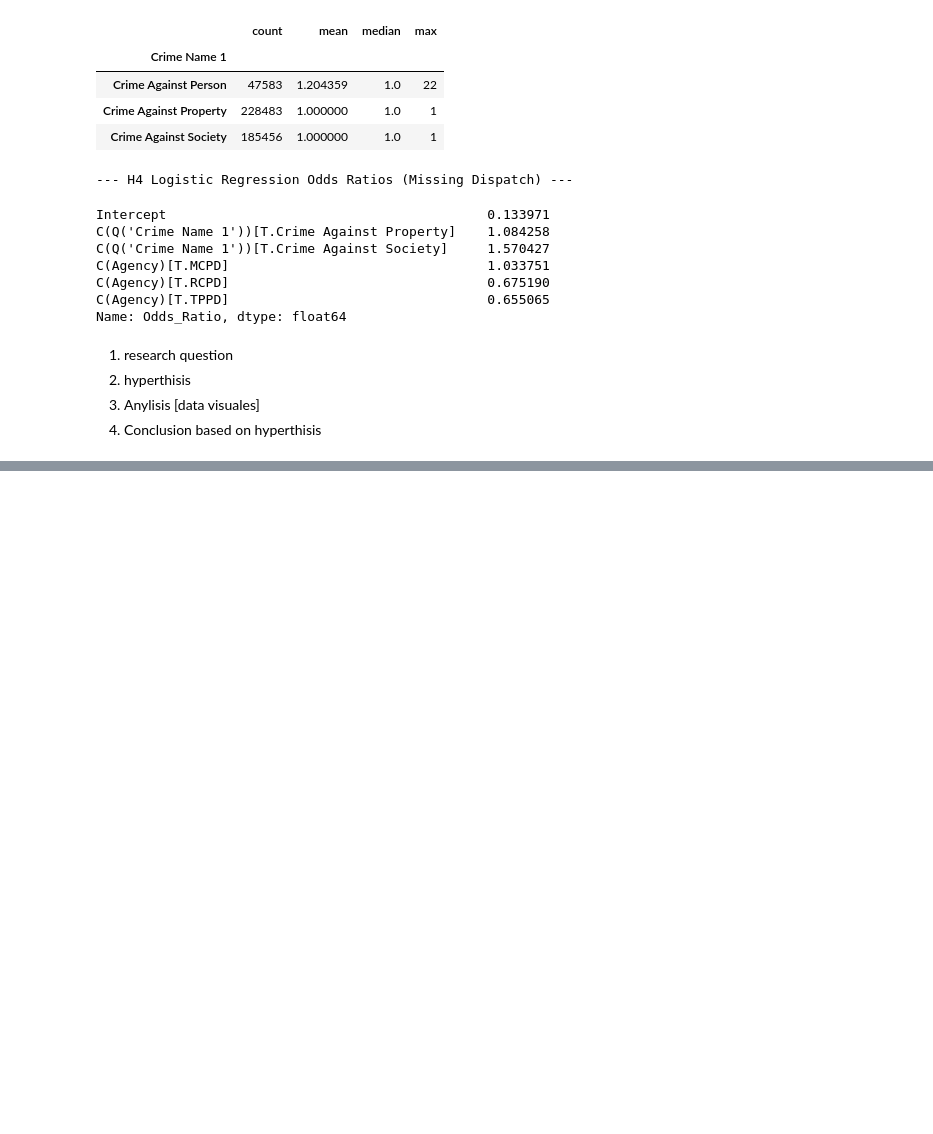
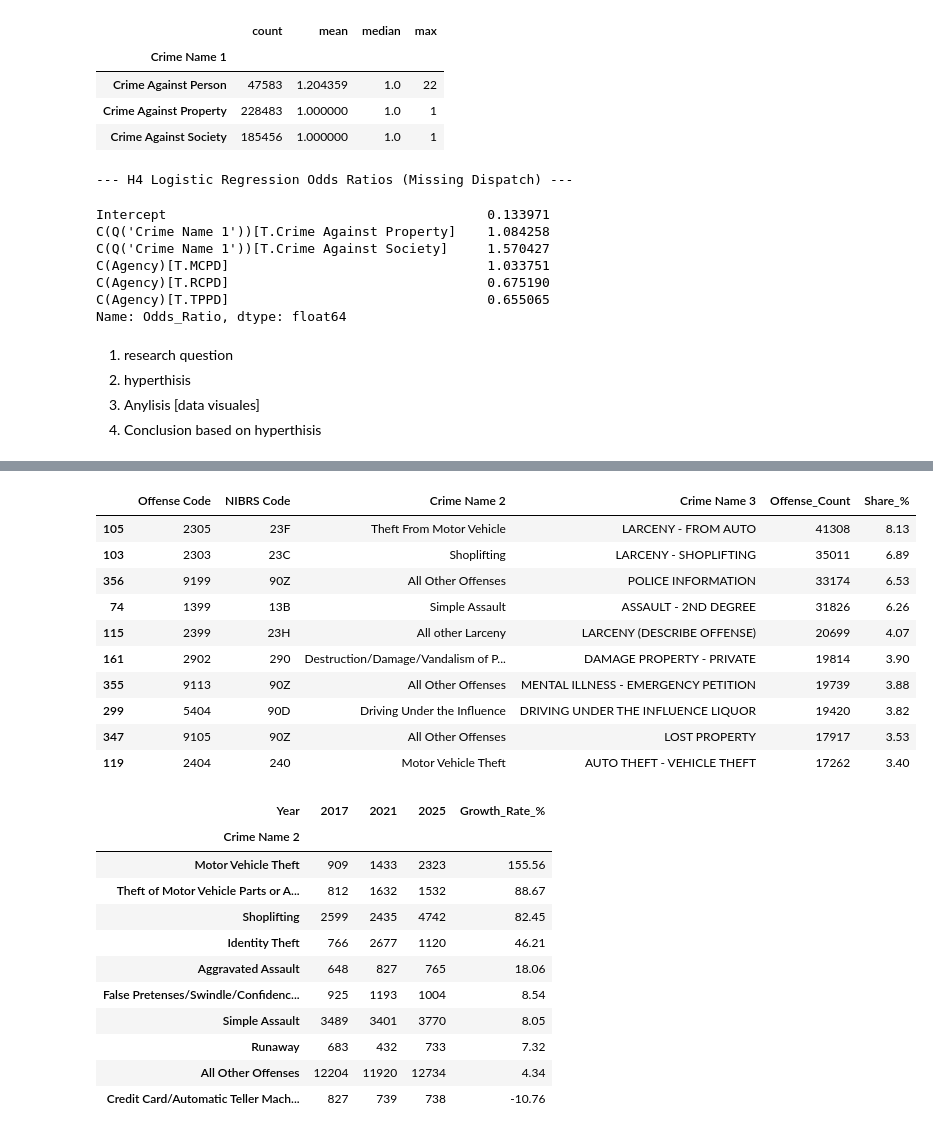
Before and after one commit to ArunaMahaGamage/MSC-AI-CW1, a Jupyter notebook: CW1.ipynb, the cells around one changed output, grey strips where cells are left out. Saved outputs shown, nothing was run; the diff lists cells and outputs as text; code cells hidden in the pictures; blank space fills up the shorter version.

```diff
--- a/CW1.ipynb
+++ b/CW1.ipynb
@@ -1124,0 +1227,65 @@ Name: Odds_Ratio, dtype: float64
+# %%
+# Load the approved shared dataset
+#df_shared = pd.read_parquet("data/processed/cw1_shared_v1.parquet")
+df_rq = df.copy()
+
+# Select relevant columns for crime pattern & offense code analysis
+cols = [
+    "Incident ID", "Offense Code", "NIBRS Code",
+    "Crime Name 1", "Crime Name 2", "Crime Name 3",
+    "Police District Name", "Start Date/Time"
+]
+df_analysis = df_rq[cols].copy()
+
+# Extract Year (exclude partial years 2016 and 2026 when measuring full-year growth rates)
+df_analysis["Year"] = df_analysis["Start Date/Time"].dt.year
+
+# 1. Top 10 Offense Codes & NIBRS Codes overall (2016–2026)
+top_offenses = (
+    df_analysis.groupby(["Offense Code", "NIBRS Code", "Crime Name 2", "Crime Name 3"])
+    .size()
+    .reset_index(name="Offense_Count")
+    .sort_values("Offense_Count", ascending=False)
+)
+top_offenses["Share_%"] = (top_offenses["Offense_Count"] / len(df_analysis) * 100).round(2)
+display(top_offenses.head(10))
+
+# 2. Fastest-growing offenses across full calendar years (2017 vs. 2025)
+df_full_years = df_analysis[df_analysis["Year"].between(2017, 2025)]
+yearly_counts = (
+    df_full_years.groupby(["Crime Name 2", "Year"])
+    .size()
+    .unstack(fill_value=0)
+)
+
+# Filter offenses with at least 500 cases in 2017 to avoid small-base distortion
+significant_crimes = yearly_counts[yearly_counts[2017] >= 500].copy()
+significant_crimes["Growth_Rate_%"] = (
+    (significant_crimes[2025] - significant_crimes[2017]) / significant_crimes[2017] * 100
+).round(2)
+
+display(significant_crimes[[2017, 2021, 2025, "Growth_Rate_%"]].sort_values("Growth_Rate_%", ascending=False).head(10))
+# %% [output]
+|  | Offense Code | NIBRS Code | Crime Name 2 | Crime Name 3 | Offense_Count | Share_% |
+| 105 | 2305 | 23F | Theft From Motor Vehicle | LARCENY - FROM AUTO | 41308 | 8.13 |
+| 103 | 2303 | 23C | Shoplifting | LARCENY - SHOPLIFTING | 35011 | 6.89 |
+| 356 | 9199 | 90Z | All Other Offenses | POLICE INFORMATION | 33174 | 6.53 |
+| 74 | 1399 | 13B | Simple Assault | ASSAULT - 2ND DEGREE | 31826 | 6.26 |
+| 115 | 2399 | 23H | All other Larceny | LARCENY (DESCRIBE OFFENSE) | 20699 | 4.07 |
+| 161 | 2902 | 290 | Destruction/Damage/Vandalism of P... | DAMAGE PROPERTY - PRIVATE | 19814 | 3.90 |
+| 355 | 9113 | 90Z | All Other Offenses | MENTAL ILLNESS - EMERGENCY PETITION | 19739 | 3.88 |
+| 299 | 5404 | 90D | Driving Under the Influence | DRIVING UNDER THE INFLUENCE LIQUOR | 19420 | 3.82 |
+| 347 | 9105 | 90Z | All Other Offenses | LOST PROPERTY | 17917 | 3.53 |
+| 119 | 2404 | 240 | Motor Vehicle Theft | AUTO THEFT - VEHICLE THEFT | 17262 | 3.40 |
+| Year | 2017 | 2021 | 2025 | Growth_Rate_% |
+| Crime Name 2 |  |  |  |  |
+| Motor Vehicle Theft | 909 | 1433 | 2323 | 155.56 |
+| Theft of Motor Vehicle Parts or A... | 812 | 1632 | 1532 | 88.67 |
+| Shoplifting | 2599 | 2435 | 4742 | 82.45 |
+| Identity Theft | 766 | 2677 | 1120 | 46.21 |
+| Aggravated Assault | 648 | 827 | 765 | 18.06 |
+| False Pretenses/Swindle/Confidenc... | 925 | 1193 | 1004 | 8.54 |
+| Simple Assault | 3489 | 3401 | 3770 | 8.05 |
+| Runaway | 683 | 432 | 733 | 7.32 |
+| All Other Offenses | 12204 | 11920 | 12734 | 4.34 |
+| Credit Card/Automatic Teller Mach... | 827 | 739 | 738 | -10.76 |
```
Also changed, not shown: parts of 5 cells of this notebook.
